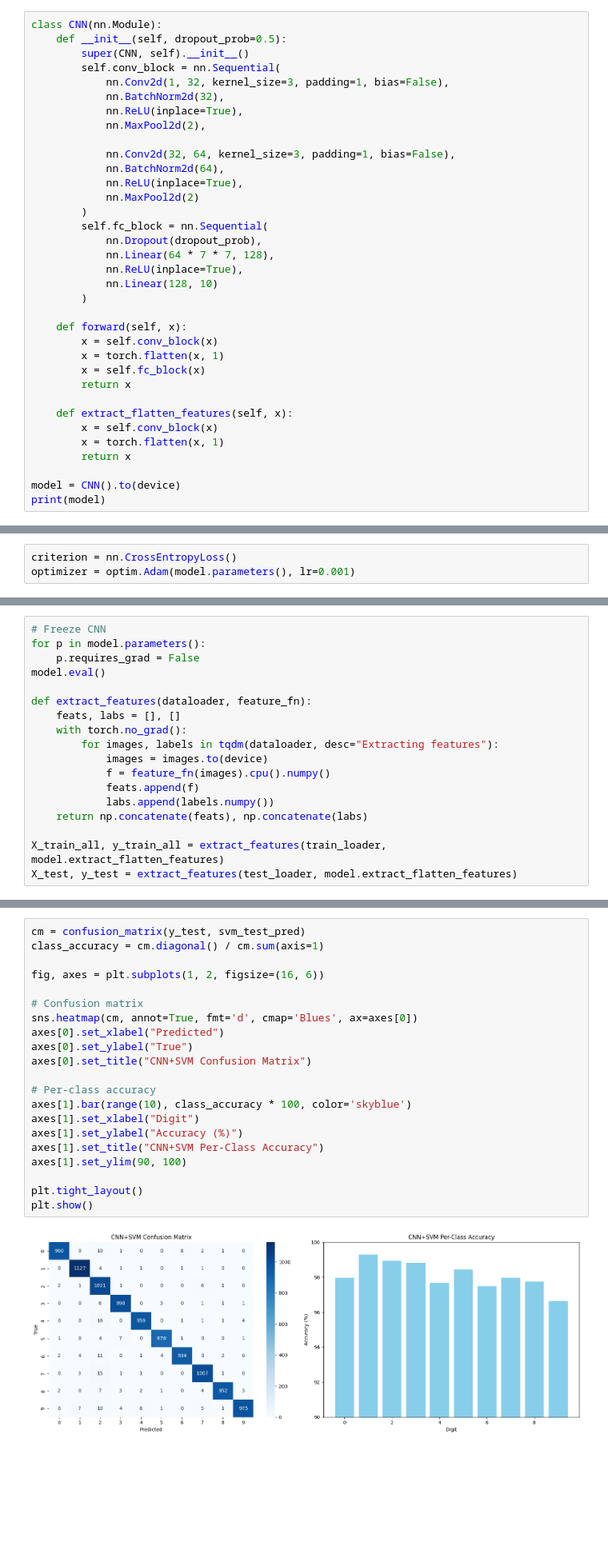
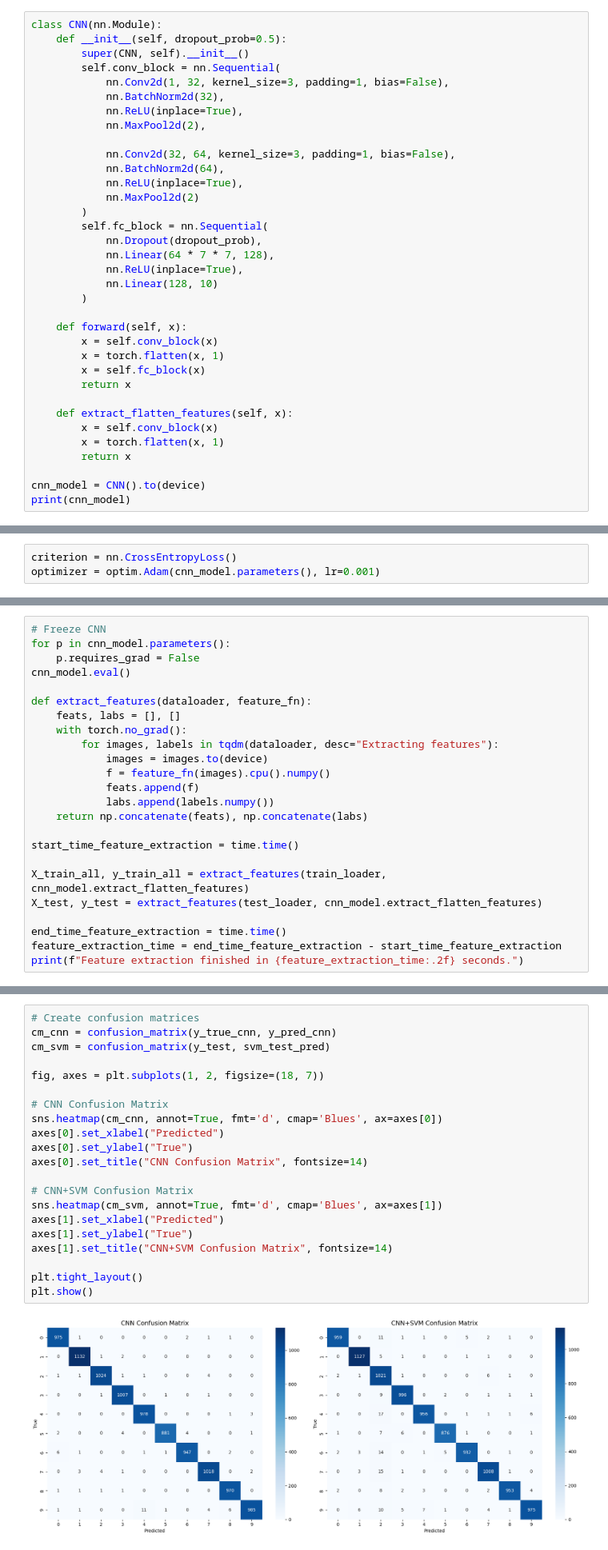
Before and after one commit to dagemawinegash/Digit-Classifier, a Jupyter notebook: digit_classifier_CNN_SVM.ipynb, the cells around one changed output, grey strips where cells are left out. Shown at 80% size. Saved outputs shown, nothing was run; the diff lists cells and outputs as text; blank space fills up the shorter version.

```diff
--- a/digit_classifier_CNN_SVM.ipynb
+++ b/digit_classifier_CNN_SVM.ipynb
@@ -105,8 +107,8 @@ class CNN(nn.Module):
         x = torch.flatten(x, 1)
         return x
 
-model = CNN().to(device)
-print(model)
+cnn_model = CNN().to(device)
+print(cnn_model)
 # %% [output]
 CNN(
   (conv_block): Sequential(
@@ -128,7 +130,7 @@ CNN(
 )
 # %%
 criterion = nn.CrossEntropyLoss()
-optimizer = optim.Adam(model.parameters(), lr=0.001)
+optimizer = optim.Adam(cnn_model.parameters(), lr=0.001)
 # %%
 num_epochs = 5
 train_losses, train_accuracies = [], []
@@ -272,9 +254,9 @@ plt.show()
 [figure]
 # %%
 # Freeze CNN
-for p in model.parameters():
+for p in cnn_model.parameters():
     p.requires_grad = False
-model.eval()
+cnn_model.eval()
 
 def extract_features(dataloader, feature_fn):
     feats, labs = [], []
@@ -286,5 +268,11 @@ def extract_features(dataloader, feature_fn):
             labs.append(labels.numpy())
     return np.concatenate(feats), np.concatenate(labs)
 
-X_train_all, y_train_all = extract_features(train_loader, model.extract_flatten_features)
-X_test, y_test = extract_features(test_loader, model.extract_flatten_features)
+start_time_feature_extraction = time.time()
+
+X_train_all, y_train_all = extract_features(train_loader, cnn_model.extract_flatten_features)
+X_test, y_test = extract_features(test_loader, cnn_model.extract_flatten_features)
+
+end_time_feature_extraction = time.time()
+feature_extraction_time = end_time_feature_extraction - start_time_feature_extraction
+print(f"Feature extraction finished in {feature_extraction_time:.2f} seconds.")
@@ -312,23 +386,23 @@ SVM Test Accuracy: 98.11%
 # %%
-cm = confusion_matrix(y_test, svm_test_pred)
-class_accuracy = cm.diagonal() / cm.sum(axis=1)
+# Create confusion matrices
+cm_cnn = confusion_matrix(y_true_cnn, y_pred_cnn)
+cm_svm = confusion_matrix(y_test, svm_test_pred)
 
-fig, axes = plt.subplots(1, 2, figsize=(16, 6))
+fig, axes = plt.subplots(1, 2, figsize=(18, 7))
 
-# Confusion matrix
-sns.heatmap(cm, annot=True, fmt='d', cmap='Blues', ax=axes[0])
+# CNN Confusion Matrix
+sns.heatmap(cm_cnn, annot=True, fmt='d', cmap='Blues', ax=axes[0])
 axes[0].set_xlabel("Predicted")
 axes[0].set_ylabel("True")
-axes[0].set_title("CNN+SVM Confusion Matrix")
+axes[0].set_title("CNN Confusion Matrix", fontsize=14)
 
-# Per-class accuracy
-axes[1].bar(range(10), class_accuracy * 100, color='skyblue')
-axes[1].set_xlabel("Digit")
-axes[1].set_ylabel("Accuracy (%)")
-axes[1].set_title("CNN+SVM Per-Class Accuracy")
-axes[1].set_ylim(90, 100)
+# CNN+SVM Confusion Matrix
+sns.heatmap(cm_svm, annot=True, fmt='d', cmap='Blues', ax=axes[1])
+axes[1].set_xlabel("Predicted")
+axes[1].set_ylabel("True")
+axes[1].set_title("CNN+SVM Confusion Matrix", fontsize=14)
 
 plt.tight_layout()
 plt.show()
 # %% [output]
-[figure, old version]
+[figure, new version]
```
Also changed, not shown: parts of 15 cells of this notebook.
